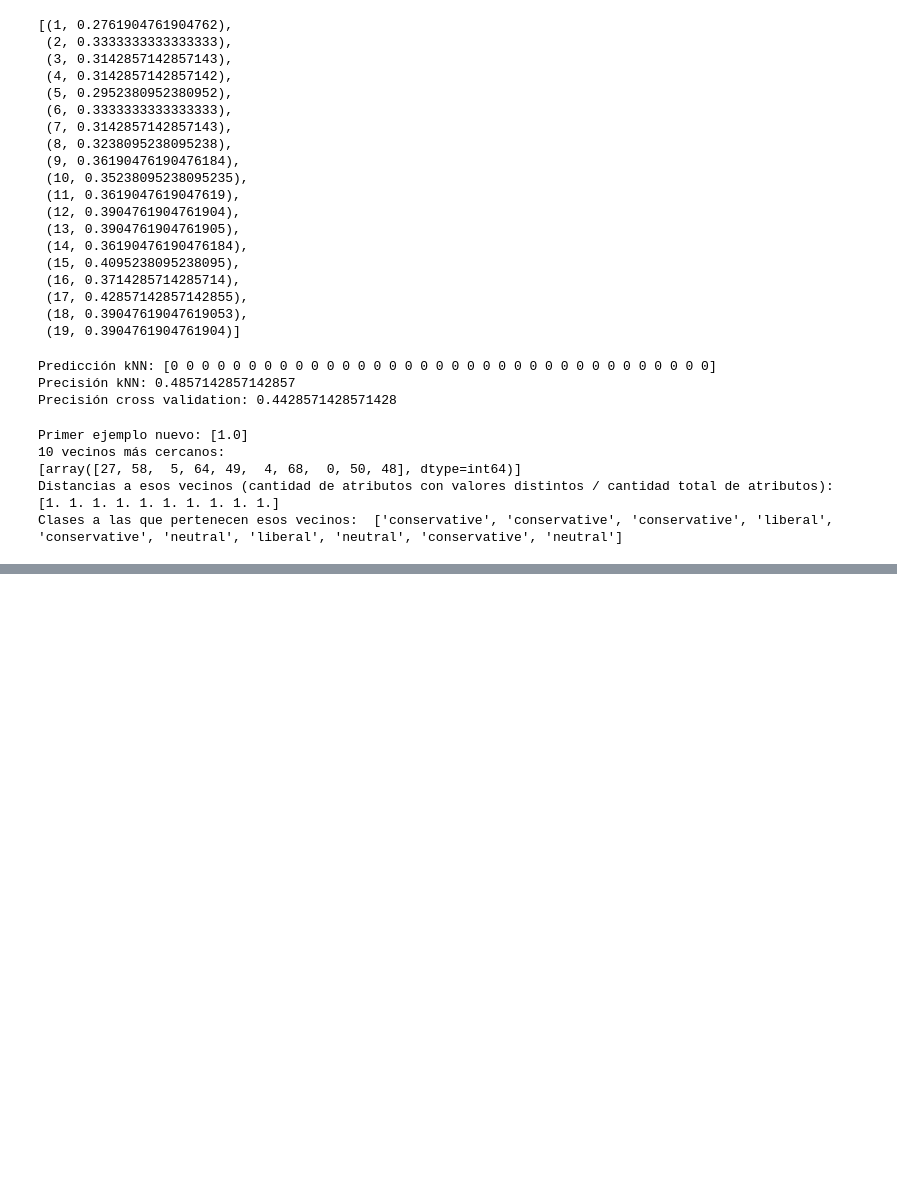
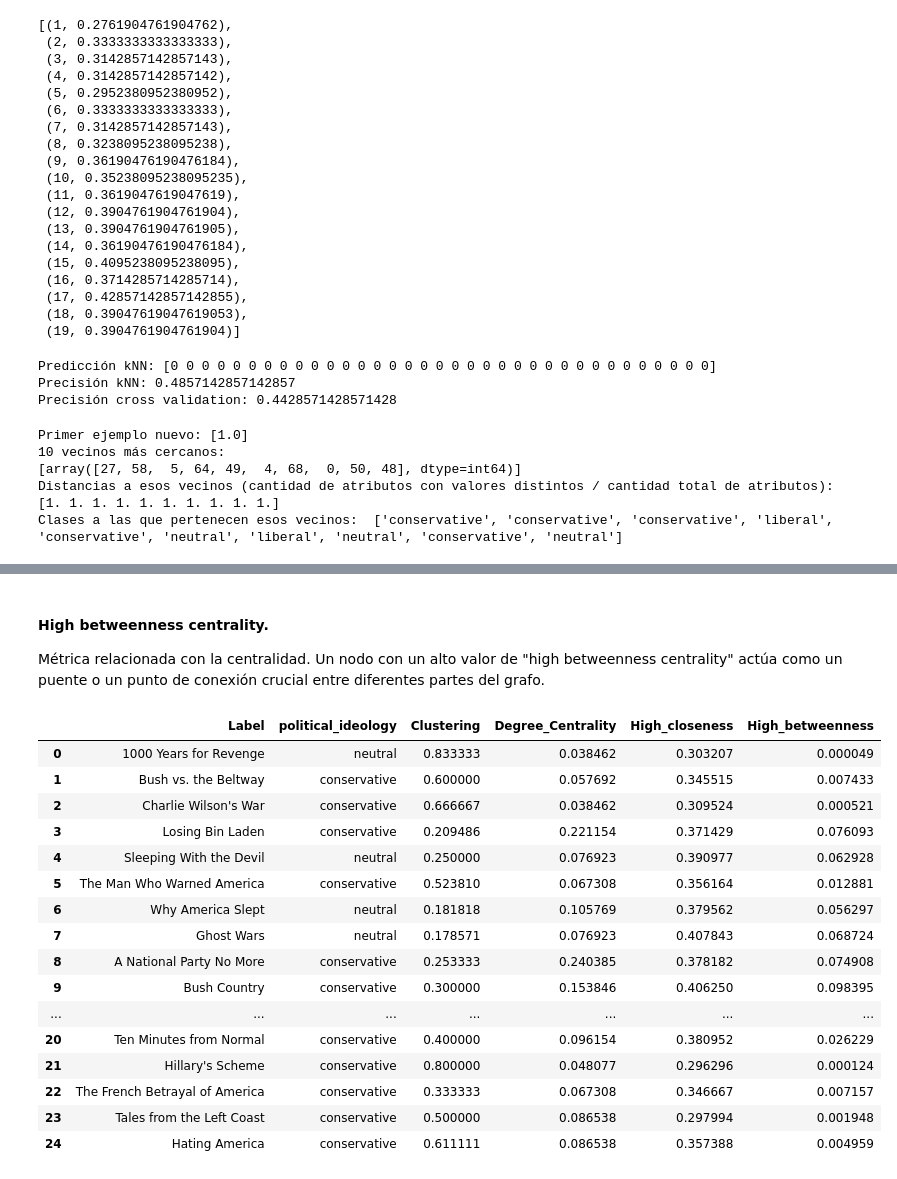
Before and after one commit to us-ferferga/AI-Machine-Learning, a Jupyter notebook: Aprendizaje_automático_trabajo.ipynb, the cells around one changed output, grey strips where cells are left out. Saved outputs shown, nothing was run; the diff lists cells and outputs as text; code cells hidden in the pictures; blank space fills up the shorter version.

Commit message:
añadidas algunas métricas relacionales, faltan las relacionadas con la detección de comunidades.

```diff
--- a/Aprendizaje_automático_trabajo.ipynb
+++ b/Aprendizaje_automático_trabajo.ipynb
@@ -216,0 +219,4 @@ Clases a las que pertenecen esos vecinos:  ['conservative', 'conservative', 'con
+# %%
+# Cargar el grafo desde el archivo
+df = pandas.read_csv('data/political-books-edges.csv')
+grafo = nx.from_pandas_edgelist(df, 'Source', 'Target')
@@ -216,0 +227,10 @@ Clases a las que pertenecen esos vecinos:  ['conservative', 'conservative', 'con
+# %%
+def obtenerDegreeCentrality(grafo):
+    centrality = nx.degree_centrality(grafo)
+    return list(centrality.values())
+
+# Obtener la lista de Degree Centrality
+degree_centrality = obtenerDegreeCentrality(grafo)
+
+vertices['Degree_Centrality'] = degree_centrality
+vertices.head(25)
@@ -216,0 +259,10 @@ Clases a las que pertenecen esos vecinos:  ['conservative', 'conservative', 'con
+# %%
+def calcularHighClosenessCentrality(grafo):
+    high_closeness = nx.closeness_centrality(grafo, u=None, distance=None, wf_improved=True)
+    return list(high_closeness.values())
+
+# Calcular el high closeness centrality
+high_closeness = calcularHighClosenessCentrality(grafo)
+
+vertices['High_closeness'] = high_closeness
+vertices.head(25)
@@ -216,0 +287,32 @@ Clases a las que pertenecen esos vecinos:  ['conservative', 'conservative', 'con
+# %% [markdown]
+#### High betweenness centrality.
+
+Métrica relacionada con la centralidad. Un nodo con un alto valor de "high betweenness centrality" actúa como un puente o un punto de conexión crucial entre diferentes partes del grafo.
+# %%
+def calcularHighBetweennessCentrality(grafo):
+    betweenness = nx.betweenness_centrality(grafo, normalized=True, endpoints=False)
+    return list(betweenness.values())
+
+# Calcular el high betweenness centrality
+high_betweenness = calcularHighBetweennessCentrality(grafo)
+
+vertices['High_betweenness'] = high_betweenness
+vertices.head(25)
+# %% [output]
+|  | Label | political_ideology | Clustering | Degree_Centrality | High_closeness | High_betweenness |
+| 0 | 1000 Years for Revenge | neutral | 0.833333 | 0.038462 | 0.303207 | 0.000049 |
+| 1 | Bush vs. the Beltway | conservative | 0.600000 | 0.057692 | 0.345515 | 0.007433 |
+| 2 | Charlie Wilson's War | conservative | 0.666667 | 0.038462 | 0.309524 | 0.000521 |
+| 3 | Losing Bin Laden | conservative | 0.209486 | 0.221154 | 0.371429 | 0.076093 |
+| 4 | Sleeping With the Devil | neutral | 0.250000 | 0.076923 | 0.390977 | 0.062928 |
+| 5 | The Man Who Warned America | conservative | 0.523810 | 0.067308 | 0.356164 | 0.012881 |
+| 6 | Why America Slept | neutral | 0.181818 | 0.105769 | 0.379562 | 0.056297 |
+| 7 | Ghost Wars | neutral | 0.178571 | 0.076923 | 0.407843 | 0.068724 |
+| 8 | A National Party No More | conservative | 0.253333 | 0.240385 | 0.378182 | 0.074908 |
+| 9 | Bush Country | conservative | 0.300000 | 0.153846 | 0.406250 | 0.098395 |
+| ... | ... | ... | ... | ... | ... | ... |
+| 20 | Ten Minutes from Normal | conservative | 0.400000 | 0.096154 | 0.380952 | 0.026229 |
+| 21 | Hillary's Scheme | conservative | 0.800000 | 0.048077 | 0.296296 | 0.000124 |
+| 22 | The French Betrayal of America | conservative | 0.333333 | 0.067308 | 0.346667 | 0.007157 |
+| 23 | Tales from the Left Coast | conservative | 0.500000 | 0.086538 | 0.297994 | 0.001948 |
+| 24 | Hating America | conservative | 0.611111 | 0.086538 | 0.357388 | 0.004959 |
```
Also changed, not shown: parts of 10 cells of this notebook.
